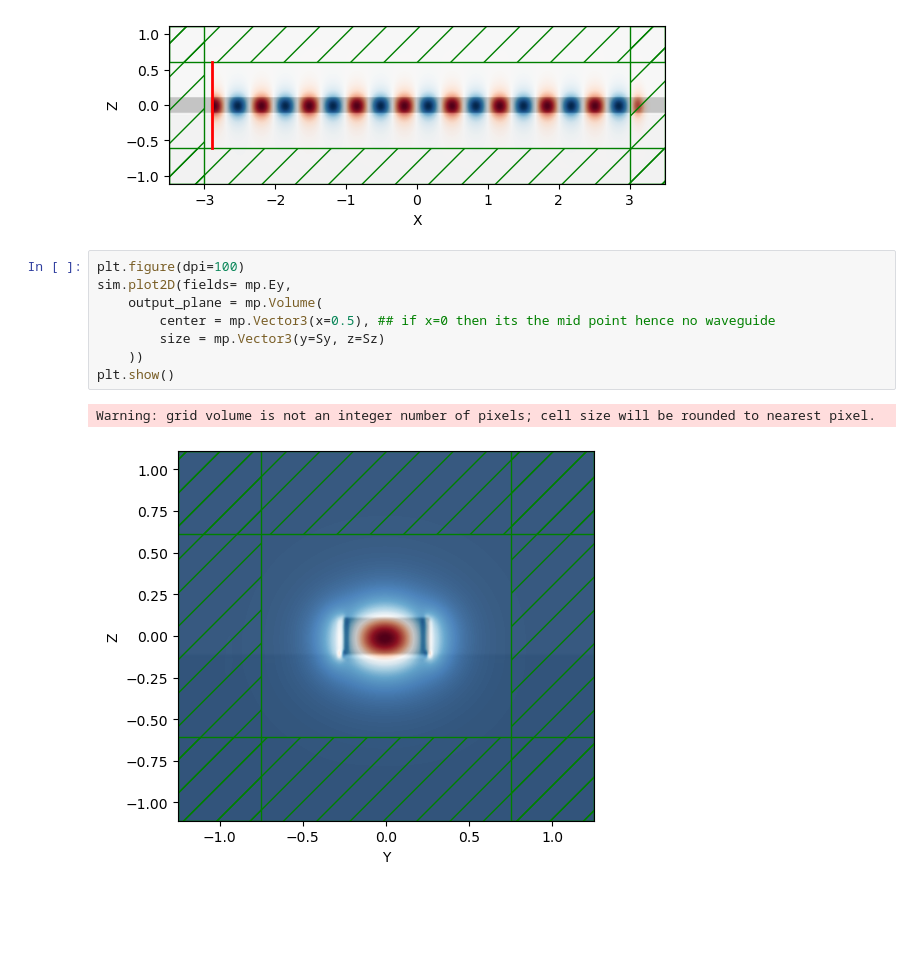
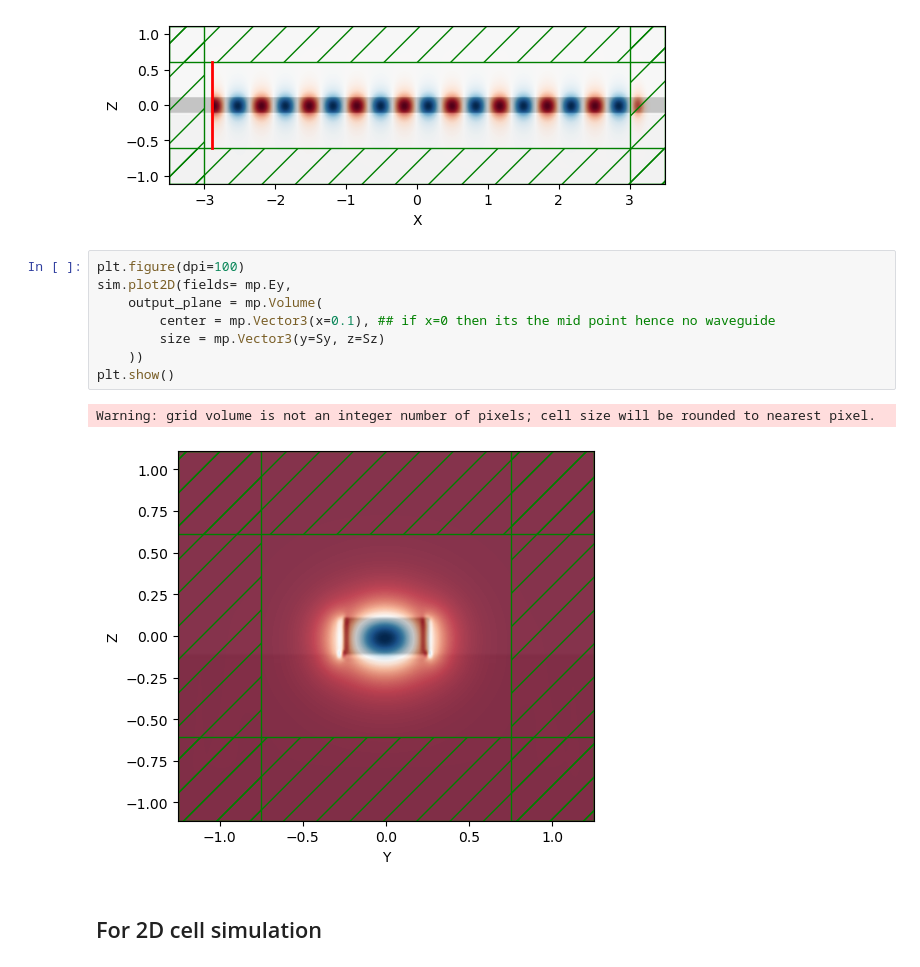
Before and after one commit to satadrudas/Nanophotonic_Design_Optimization_Using_Ising_Machine, a Jupyter notebook: MEEP codes/Sandbox_notebooks/straight_waveguide_3D.ipynb, the cells around one changed output. Cells and saved outputs as stored; diff of their text form; blank space fills up the shorter version.

```diff
--- a/MEEP codes/Sandbox_notebooks/straight_waveguide_3D.ipynb
+++ b/MEEP codes/Sandbox_notebooks/straight_waveguide_3D.ipynb
@@ -168,11 +168,13 @@ Warning: grid volume is not an integer number of pixels; cell size will be round
 # %%
 plt.figure(dpi=100)
 sim.plot2D(fields= mp.Ey,
     output_plane = mp.Volume(
-        center = mp.Vector3(x=0.5), ## if x=0 then its the mid point hence no waveguide
+        center = mp.Vector3(x=0.1), ## if x=0 then its the mid point hence no waveguide
         size = mp.Vector3(y=Sy, z=Sz)
     ))
 plt.show()
 # %% [output]
 Warning: grid volume is not an integer number of pixels; cell size will be rounded to nearest pixel.
-[figure, old version]
+[figure, new version]
+# %% [markdown]
+## For 2D cell simulation
```
Also changed, not shown: parts of 13 cells of this notebook, 1 other file.
